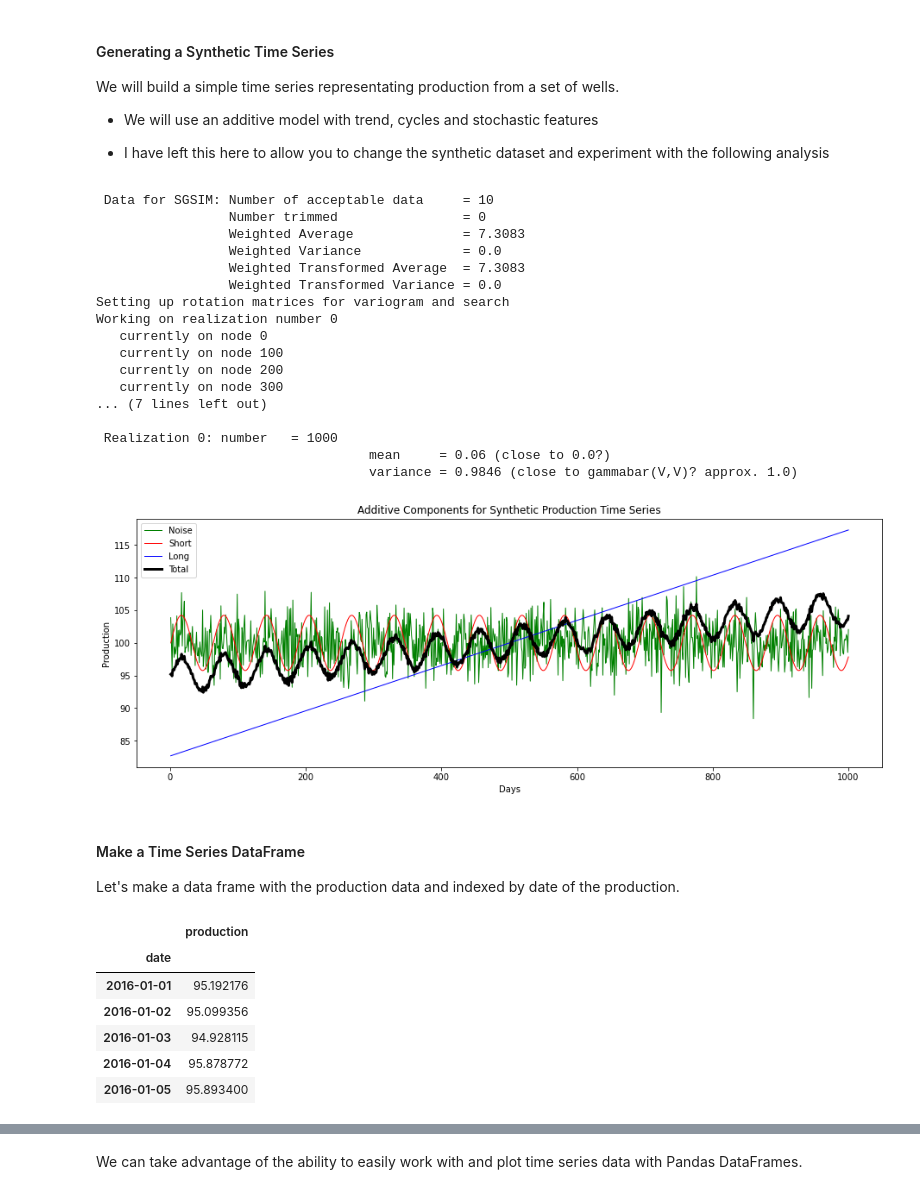
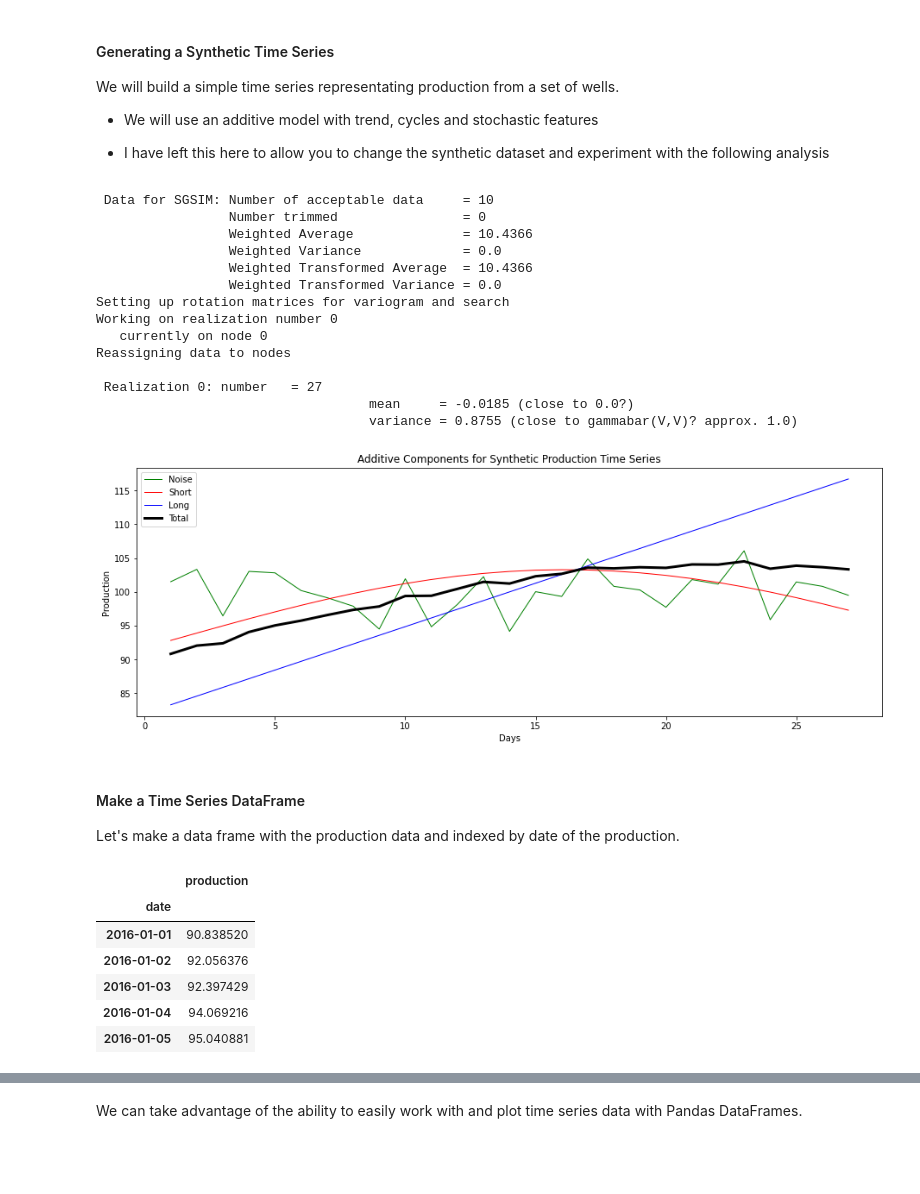
Before and after one commit to GabrielleJacoby/GabrielleJacoby.github.io, a Jupyter notebook: Texas_County_Boundaries_Detailed-shp/SubsurfaceDataAnalytics_TimeSeries.ipynb, the cells around one changed output, grey strips where cells are left out. Drawn from its saved outputs; the diff is of its cells as text; code cells hidden in the pictures; blank space fills up the shorter version.

```diff
--- a/Texas_County_Boundaries_Detailed-shp/SubsurfaceDataAnalytics_TimeSeries.ipynb
+++ b/Texas_County_Boundaries_Detailed-shp/SubsurfaceDataAnalytics_TimeSeries.ipynb
@@ -107,7 +105,7 @@ We will build a simple time series representating production from a set of wells
 * I have left this here to allow you to change the synthetic dataset and experiment with the following analysis
 # %%
 # Grid specificaton
-nx = 1000; ny = 1; xsiz = 10.0; ysiz = 10.0; xmn = 5.0; ymn = 5.0; nxdis = 1; nydis = 1
+nx = 27; ny = 1; xsiz = 10.0; ysiz = 10.0; xmn = 5.0; ymn = 5.0; nxdis = 1; nydis = 1
 xmin = 0.0; xmax = nx*xsiz; ymin = 0.0; ymax = ny*ysiz; cmap = plt.cm.inferno
 
 # Geostatistical simulation parameters
@@ -149,43 +147,40 @@ series_short = GSLIB.affine(series_short,100,3)
 #            nx=nx,xmn=xmn,xsiz=xsiz,ny=ny,ymn=ymn,ysiz=ysiz,seed=75053,
 #            ndmin=ndmin,ndmax=ndmax,nodmax=20,mults=1,nmult=3,noct=-1,radius=radius,radius1=1,sang1=0,
 #            mxctx=201,mxcty=201,ktype=ktype,colocorr=0.0,sec_map=0,vario=vario_long)[0]
 
 # Calculate a simple linear trend component and correct the mean and variance
 series_long = x_value; series_long = GSLIB.affine(series_long,100,10)
 
 # Combine all 3 components with a simple additive model
 wt_long = 0.3; wt_short = 0.6; wt_noise = 1 - wt_long - wt_short
 series_total = wt_long * series_long + wt_short * series_short + wt_noise * series_noise
 
 #series_total = GSLIB.affine(series_total,100,10)
 
 plt.subplot(1,1,1)
 plt.plot(x_value,series_noise,color='green',linewidth=1,label = 'Noise')
 plt.plot(x_value,series_short,color='red',linewidth=1, label = 'Short')
 plt.plot(x_value,series_long,color='blue',linewidth=1, label = 'Long')
 plt.plot(x_value,series_total,color='black',linewidth=3, label = 'Total')
 plt.legend(loc='best'); plt.xlabel('Days'); plt.ylabel('Production'); plt.title('Additive Components for Synthetic Production Time Series')
 plt.subplots_adjust(left=0.0, bottom=0.0, right=2.0, top=1.0, wspace=0.2, hspace=0.2)
 plt.show()
 # %% [output]
  Data for SGSIM: Number of acceptable data     = 10
                  Number trimmed                = 0
-                 Weighted Average              = 7.3083
+                 Weighted Average              = 10.4366
                  Weighted Variance             = 0.0
-                 Weighted Transformed Average  = 7.3083
+                 Weighted Transformed Average  = 10.4366
                  Weighted Transformed Variance = 0.0
 Setting up rotation matrices for variogram and search
 Working on realization number 0
    currently on node 0
-   currently on node 100
-   currently on node 200
-   currently on node 300
-... (7 lines left out)
+Reassigning data to nodes
 
- Realization 0: number   = 1000
-                                   mean     = 0.06 (close to 0.0?)
-                                   variance = 0.9846 (close to gammabar(V,V)? approx. 1.0)
+ Realization 0: number   = 27
+                                   mean     = -0.0185 (close to 0.0?)
+                                   variance = 0.8755 (close to gammabar(V,V)? approx. 1.0)
-[figure, old version]
+[figure, new version]
 # %% [markdown]
 #### Make a Time Series DataFrame
 
@@ -203,8 +198,8 @@ df.head()
 # %% [output]
 |  | production |
 | date |  |
-| 2016-01-01 | 95.192176 |
-| 2016-01-02 | 95.099356 |
-| 2016-01-03 | 94.928115 |
-| 2016-01-04 | 95.878772 |
-| 2016-01-05 | 95.893400 |
+| 2016-01-01 | 90.838520 |
+| 2016-01-02 | 92.056376 |
+| 2016-01-03 | 92.397429 |
+| 2016-01-04 | 94.069216 |
+| 2016-01-05 | 95.040881 |
```
Also changed, not shown: parts of 26 cells of this notebook, 25 other files.
